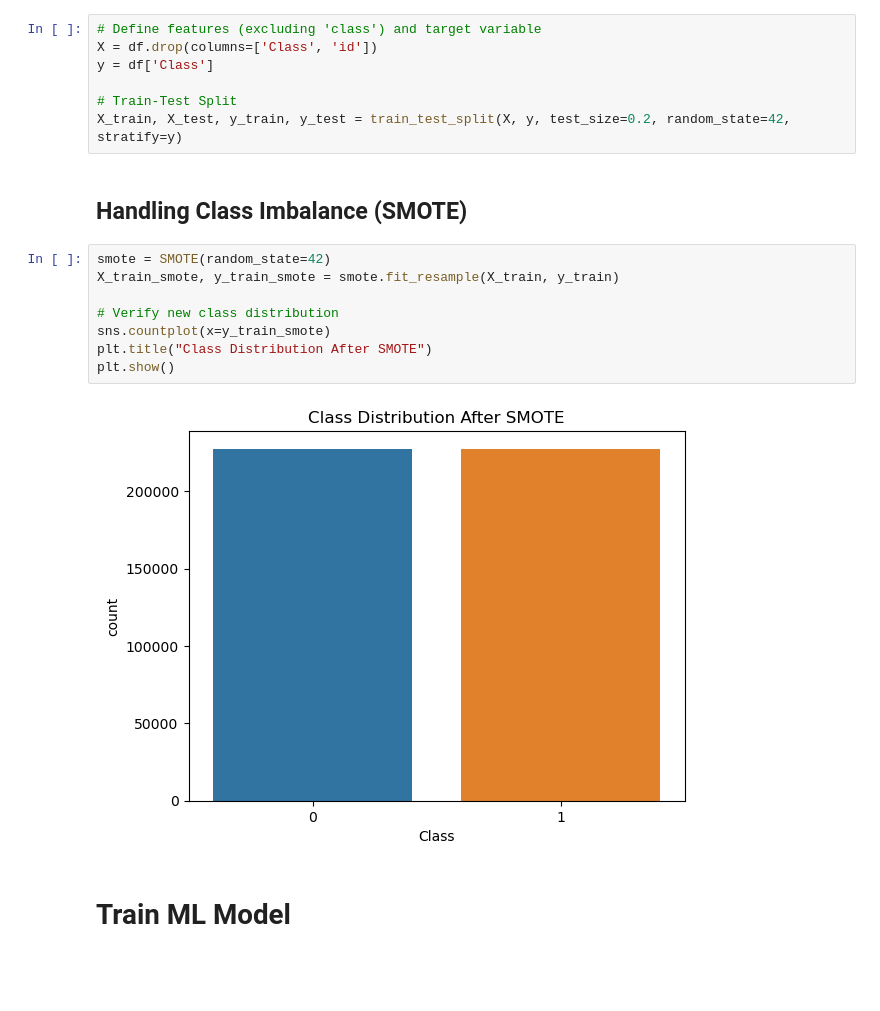
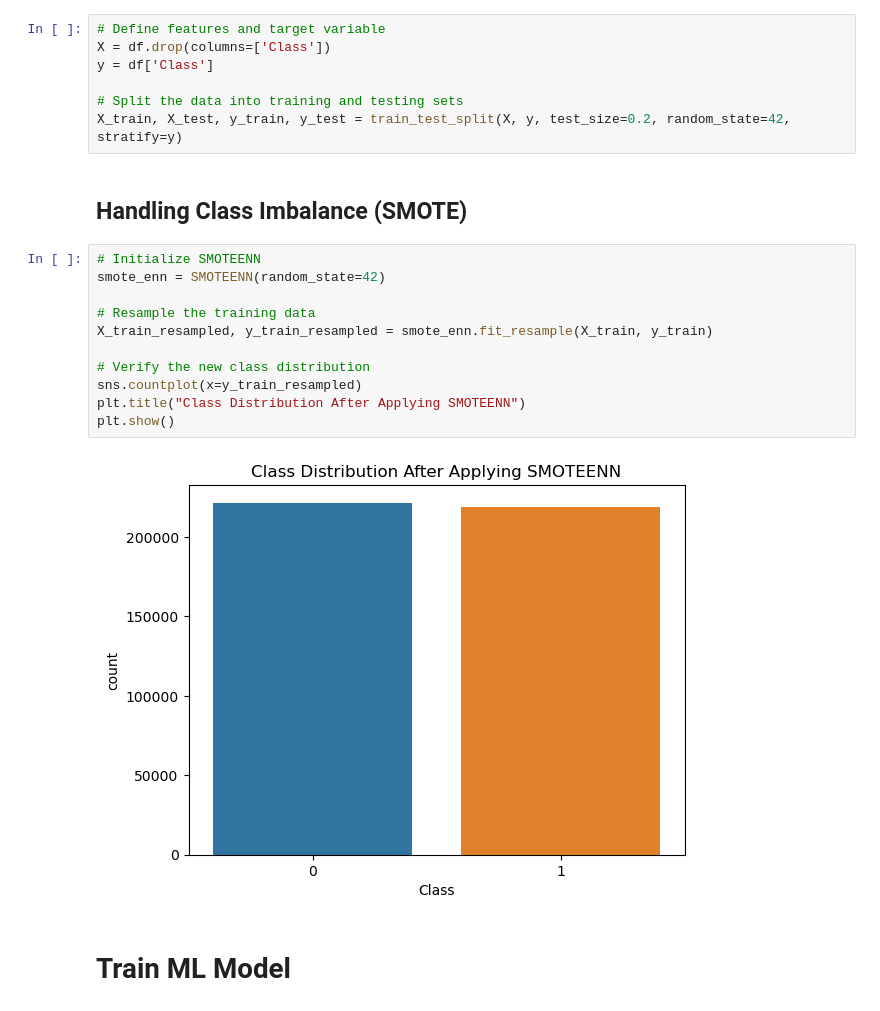
Before and after one commit to AquaBread/Credit-Card-Fraud-Detection-Analysis, a Jupyter notebook: analysisAndTrainingModel.ipynb, the cells around one changed output. Drawn from its saved outputs; the diff is of its cells as text; blank space fills up the shorter version.

```diff
--- a/analysisAndTrainingModel.ipynb
+++ b/analysisAndTrainingModel.ipynb
@@ -116,24 +120,27 @@ df['Amount'] = scaler.fit_transform(df[['Amount']])
 # %% [markdown]
 ## Split Data for Training
 # %%
-# Define features (excluding 'class') and target variable
-X = df.drop(columns=['Class', 'id'])
+# Define features and target variable
+X = df.drop(columns=['Class'])
 y = df['Class']
 
-# Train-Test Split
+# Split the data into training and testing sets
 X_train, X_test, y_train, y_test = train_test_split(X, y, test_size=0.2, random_state=42, stratify=y)
 # %% [markdown]
 ## Handling Class Imbalance (SMOTE)
 # %%
-smote = SMOTE(random_state=42)
-X_train_smote, y_train_smote = smote.fit_resample(X_train, y_train)
+# Initialize SMOTEENN
+smote_enn = SMOTEENN(random_state=42)
 
-# Verify new class distribution
-sns.countplot(x=y_train_smote)
-plt.title("Class Distribution After SMOTE")
+# Resample the training data
+X_train_resampled, y_train_resampled = smote_enn.fit_resample(X_train, y_train)
+
+# Verify the new class distribution
+sns.countplot(x=y_train_resampled)
+plt.title("Class Distribution After Applying SMOTEENN")
 plt.show()
 # %% [output]
-[figure, old version]
+[figure, new version]
 # %% [markdown]
 # Train ML Model
 # %% [markdown]
```
Also changed, not shown: parts of 16 cells of this notebook, 1 other file.
